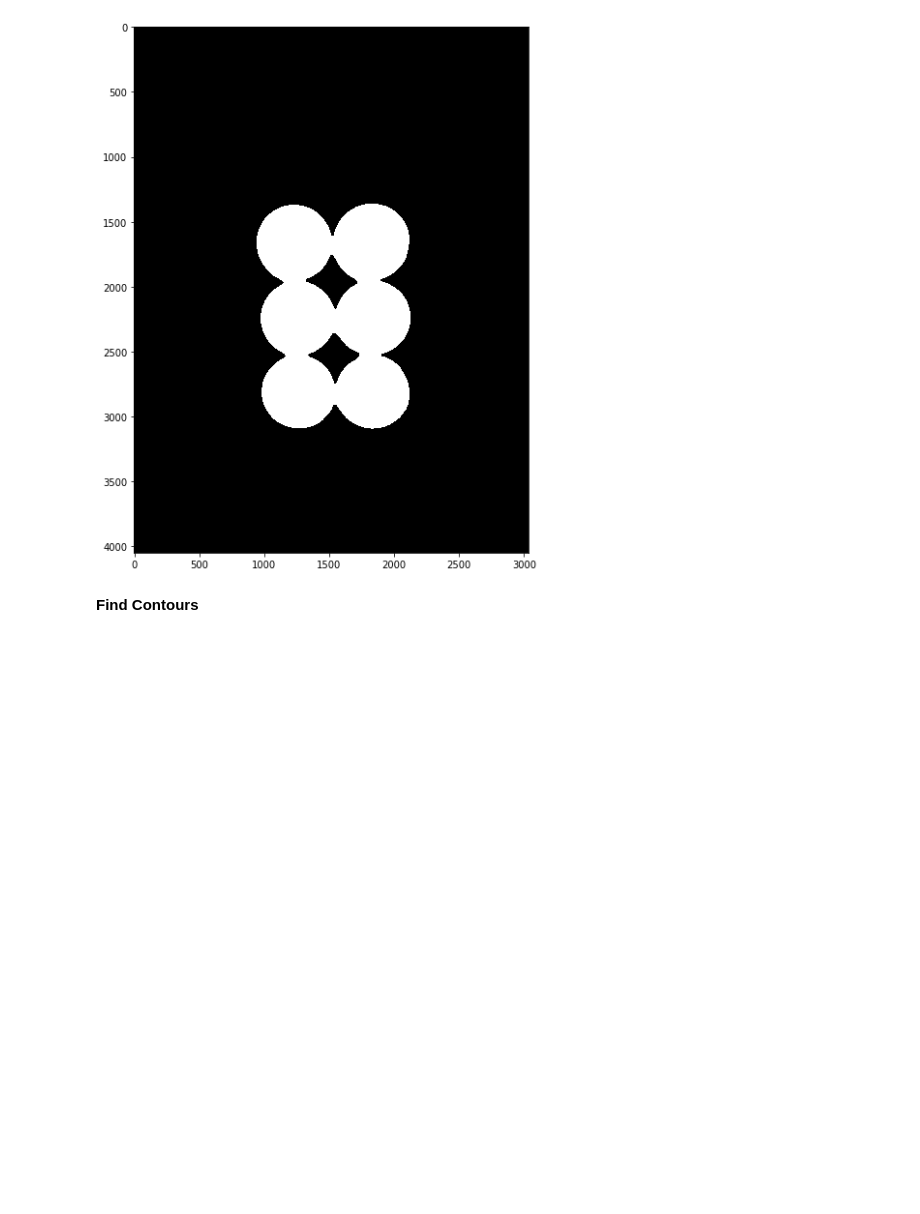
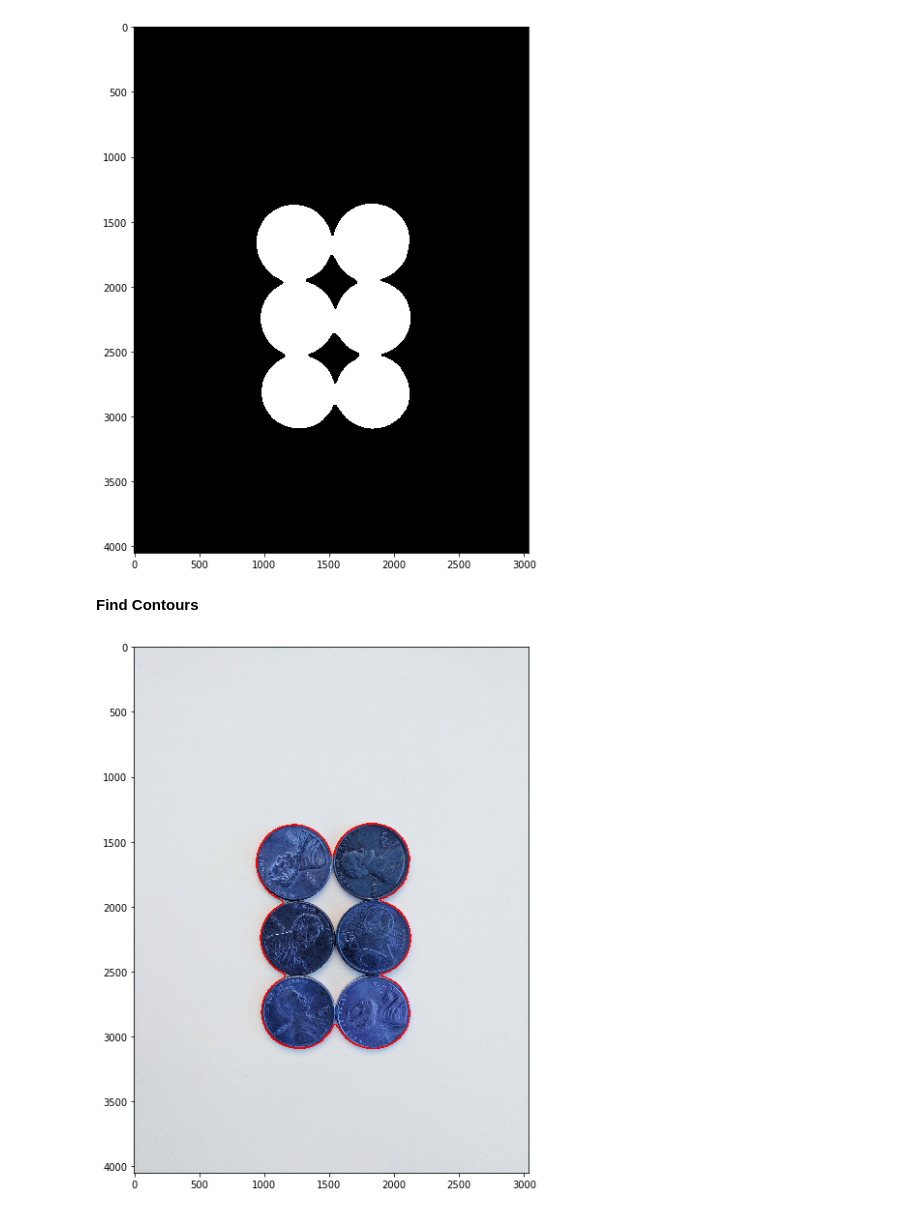
Before and after one commit to neemiasbsilva/object-detection-opencv, a Jupyter notebook: apply-watershed-algorithm.ipynb, the cells around one changed output. Drawn from its saved outputs; the diff is of its cells as text; code cells hidden in the pictures; blank space fills up the shorter version.

Commit message:
Object detection - using watershed algorithm to apply coin next table

```diff
--- a/apply-watershed-algorithm.ipynb
+++ b/apply-watershed-algorithm.ipynb
@@ -54,0 +62,4 @@ display(sep_thresholding)
+# %%
+display(sep_coins)
+# %% [output]
+[figure, added]
```
Also changed, not shown: parts of 2 cells of this notebook.
